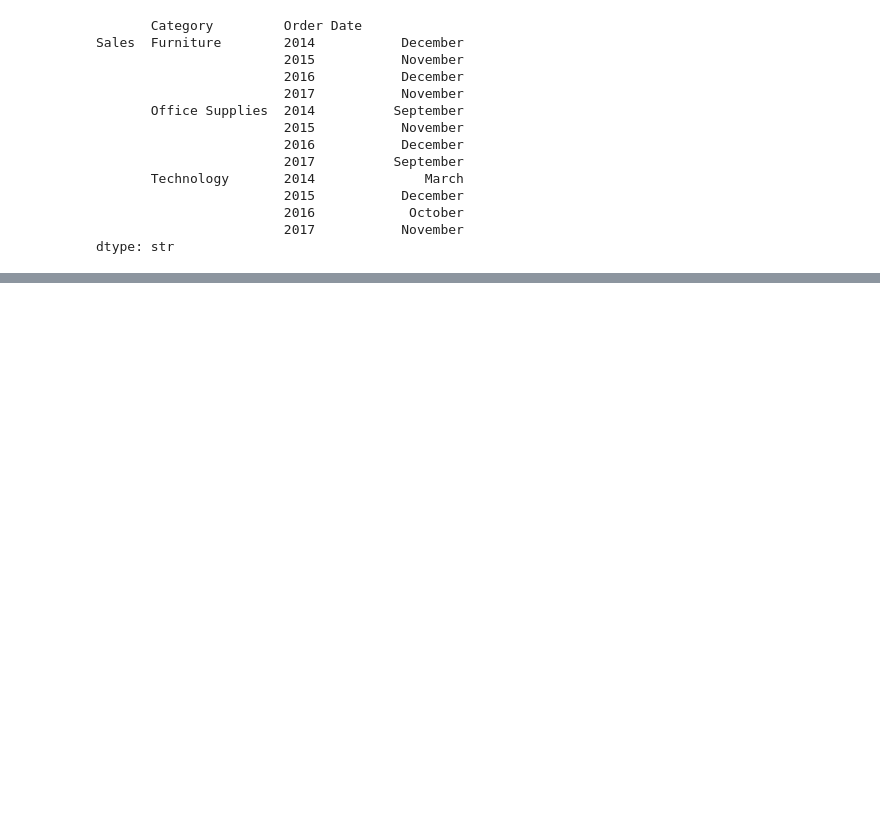
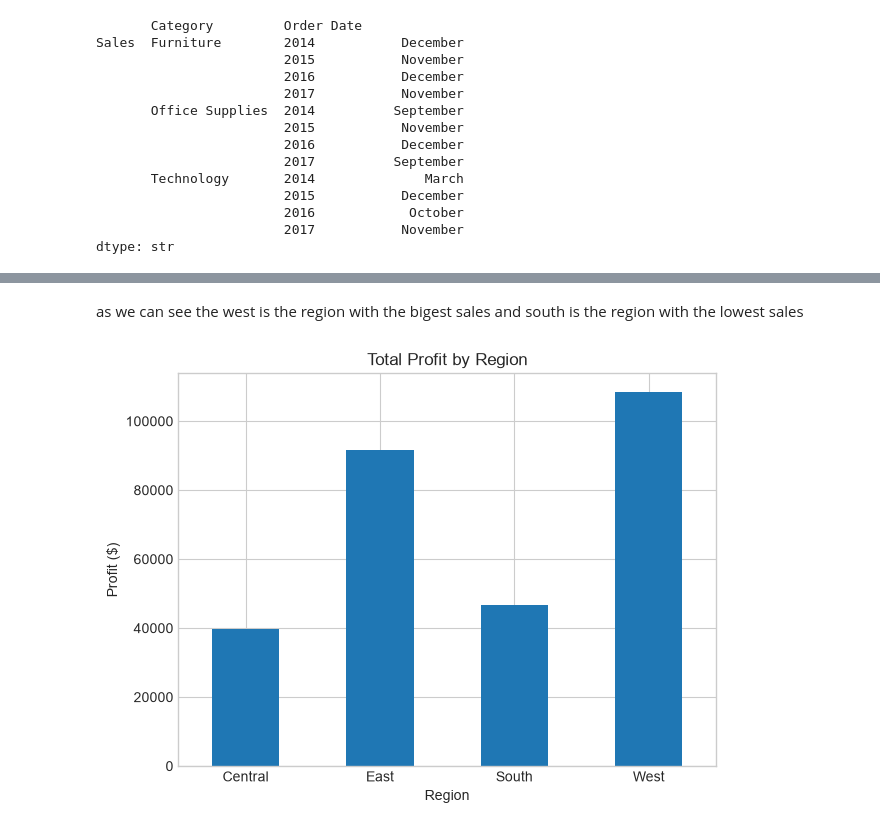
Before and after one commit to rabe156/Superstore-Dataset-analysis, a Jupyter notebook: notebooks/superstore_analysis.ipynb, the cells around one changed output, grey strips where cells are left out. Saved outputs shown, nothing was run; the diff lists cells and outputs as text; code cells hidden in the pictures; blank space fills up the shorter version.

```diff
--- a/notebooks/superstore_analysis.ipynb
+++ b/notebooks/superstore_analysis.ipynb
@@ -784,0 +848,15 @@ As we can see the best sales performers throghout the years are in novembre dece
+# %% [markdown]
+as we can see the west is the region with the bigest sales and south is the region with the lowest sales
+# %%
+ProfitRegion = SuperStore.groupby("Region")["Profit"].sum()
+
+ProfitRegion.plot(kind="bar")
+
+plt.title("Total Profit by Region")
+plt.xlabel("Region")
+plt.ylabel("Profit ($)")
+plt.xticks(rotation=0)
+plt.tight_layout()
+plt.show()
+# %% [output]
+[figure, added]
```
Also changed, not shown: parts of 27 cells of this notebook.
